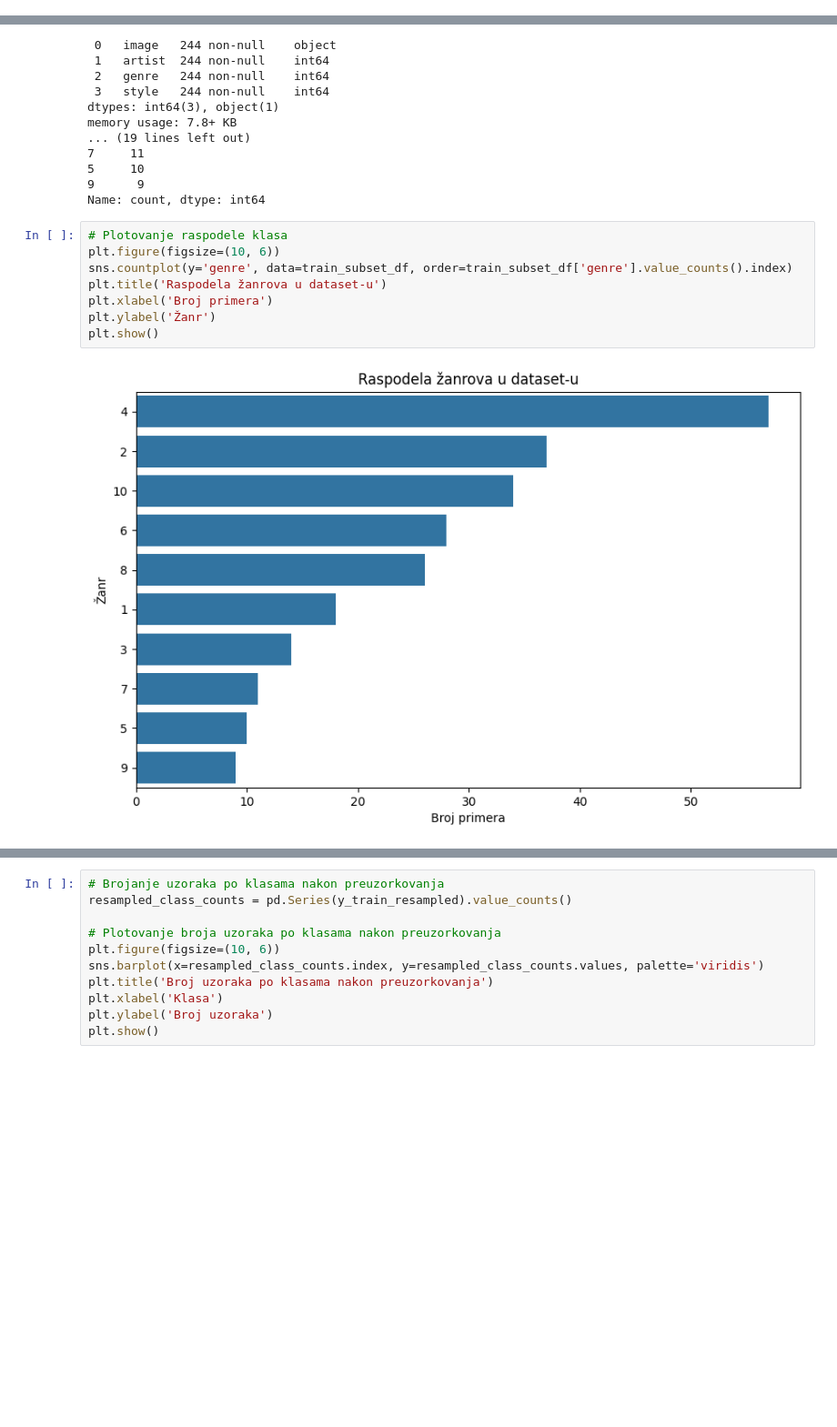
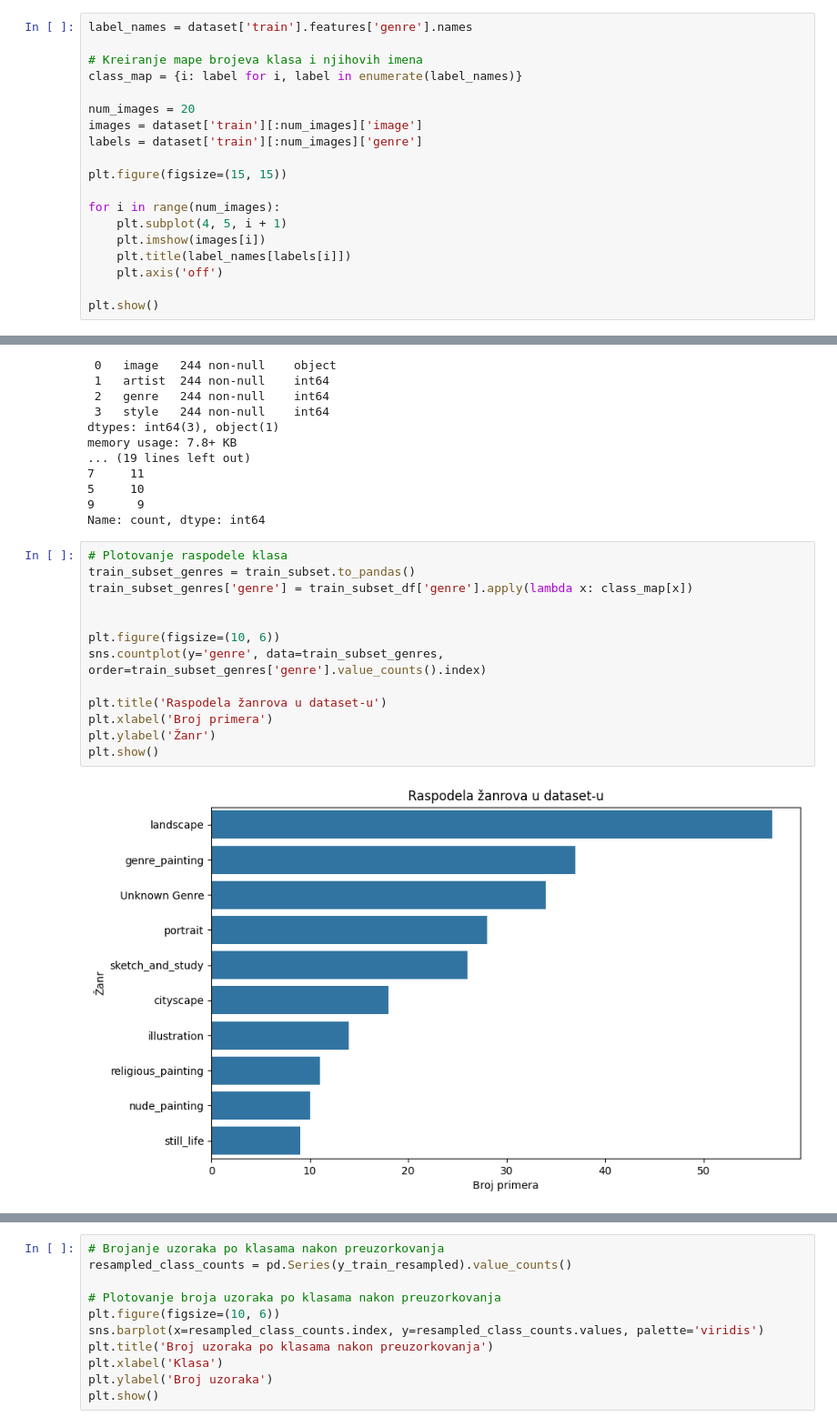
Before and after one commit to aletrailo/ml_matf, a Jupyter notebook: ThemeClassification.ipynb, the cells around one changed output, grey strips where cells are left out. Shown at 91% size. Cells and saved outputs as stored; diff of their text form; blank space fills up the shorter version.

```diff
--- a/ThemeClassification.ipynb
+++ b/ThemeClassification.ipynb
@@ -33,3 +33,22 @@ device = torch.device('cuda' if torch.cuda.is_available() else 'cpu')
 # %%
 # Učitavanje WikiArt dataset-a
 dataset = load_dataset('huggan/wikiart')
+# %%
+label_names = dataset['train'].features['genre'].names
+
+# Kreiranje mape brojeva klasa i njihovih imena
+class_map = {i: label for i, label in enumerate(label_names)}
+
+num_images = 20
+images = dataset['train'][:num_images]['image']
+labels = dataset['train'][:num_images]['genre']
+
+plt.figure(figsize=(15, 15))
+
+for i in range(num_images):
+    plt.subplot(4, 5, i + 1)
+    plt.imshow(images[i])
+    plt.title(label_names[labels[i]])
+    plt.axis('off')
+
+plt.show()
@@ -72,14 +98,19 @@ memory usage: 7.8+ KB
 Name: count, dtype: int64
 # %%
 # Plotovanje raspodele klasa
+train_subset_genres = train_subset.to_pandas()
+train_subset_genres['genre'] = train_subset_df['genre'].apply(lambda x: class_map[x])
+
+
 plt.figure(figsize=(10, 6))
-sns.countplot(y='genre', data=train_subset_df, order=train_subset_df['genre'].value_counts().index)
+sns.countplot(y='genre', data=train_subset_genres, order=train_subset_genres['genre'].value_counts().index)
+
 plt.title('Raspodela žanrova u dataset-u')
 plt.xlabel('Broj primera')
 plt.ylabel('Žanr')
 plt.show()
 # %% [output]
-[figure, old version]
+[figure, new version]
 # %%
 #Radimo oversampling jer su nam podaci nejednako rasporedjeni po klasama
 class_counts = y.value_counts()
```
Also changed, not shown: parts of 12 cells of this notebook.
